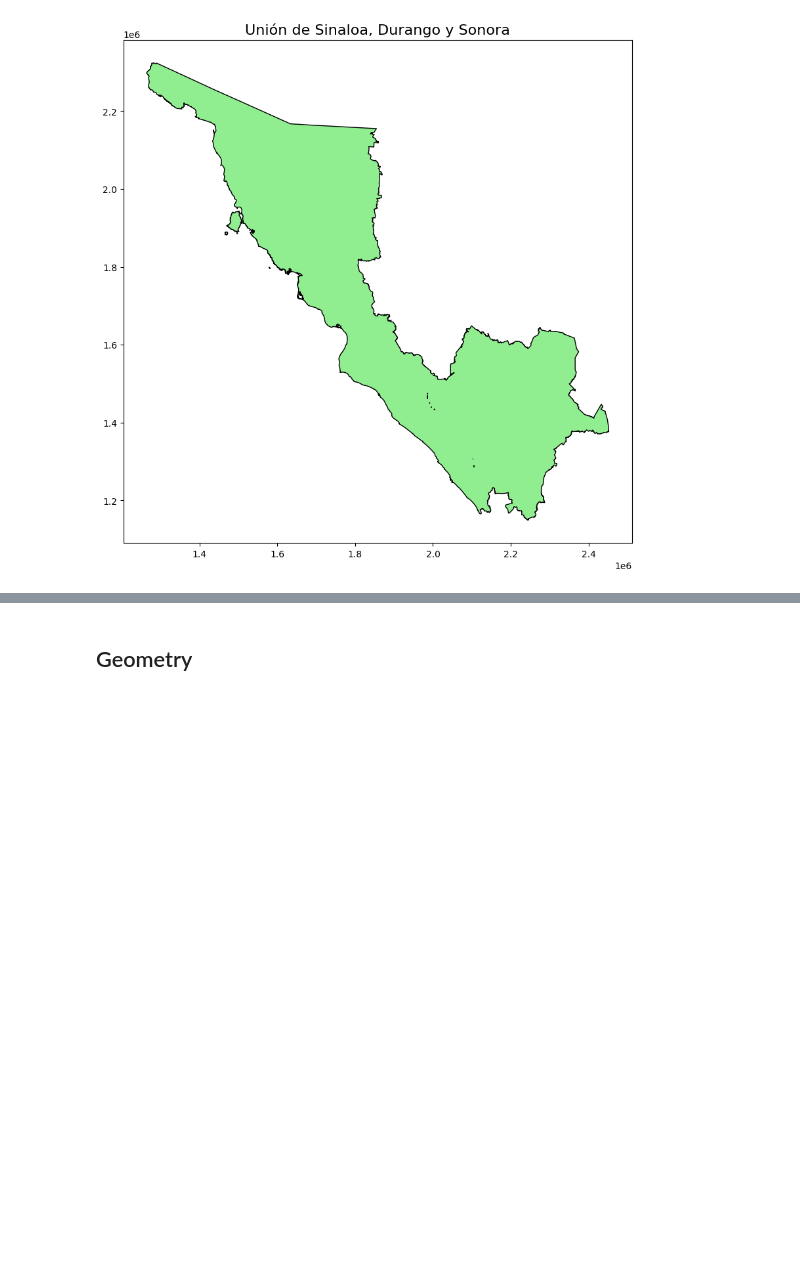
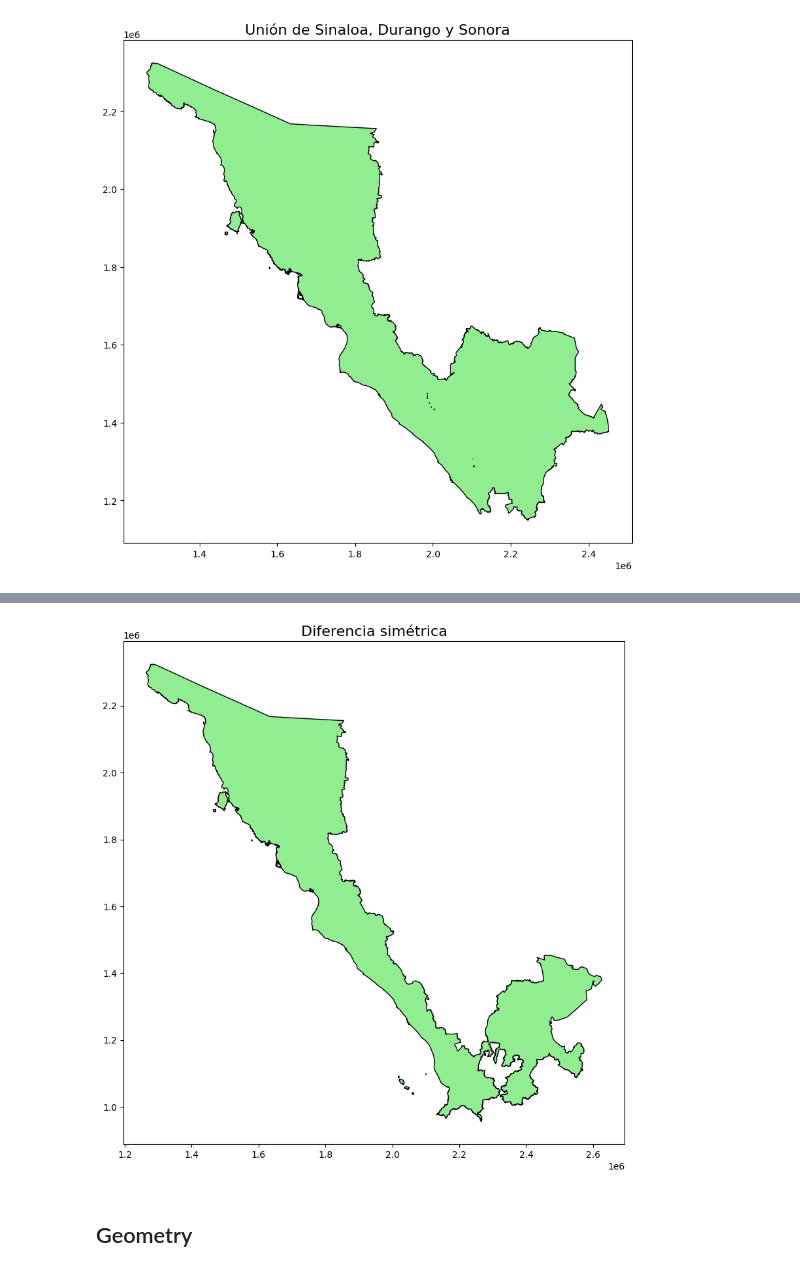
Before and after one commit to barbaperezf/INEGI-Shp, a Jupyter notebook: Clase.ipynb, the cells around one changed output, grey strips where cells are left out. Saved outputs shown, nothing was run; the diff lists cells and outputs as text; code cells hidden in the pictures; blank space fills up the shorter version.

```diff
--- a/Clase.ipynb
+++ b/Clase.ipynb
@@ -136,3 +183,13 @@ plt.show()
+# %%
+# Hacer la diferencia simétrica
+gdf_simm_diff = gpd.GeoSeries([gdf_union1.symmetric_difference(gdf_union2)])
+
+fig, ax = plt.subplots(figsize=(10, 10))
+gpd.GeoSeries(gdf_simm_diff).plot(ax=ax, color='lightgreen', edgecolor='black')
+ax.set_title('Diferencia simétrica', fontsize=16)
+plt.show()
+# %% [output]
+[figure, added]
 # %% [markdown]
 ## Geometry
 # %%
```
Also changed, not shown: parts of 8 cells of this notebook, 1 other file.
